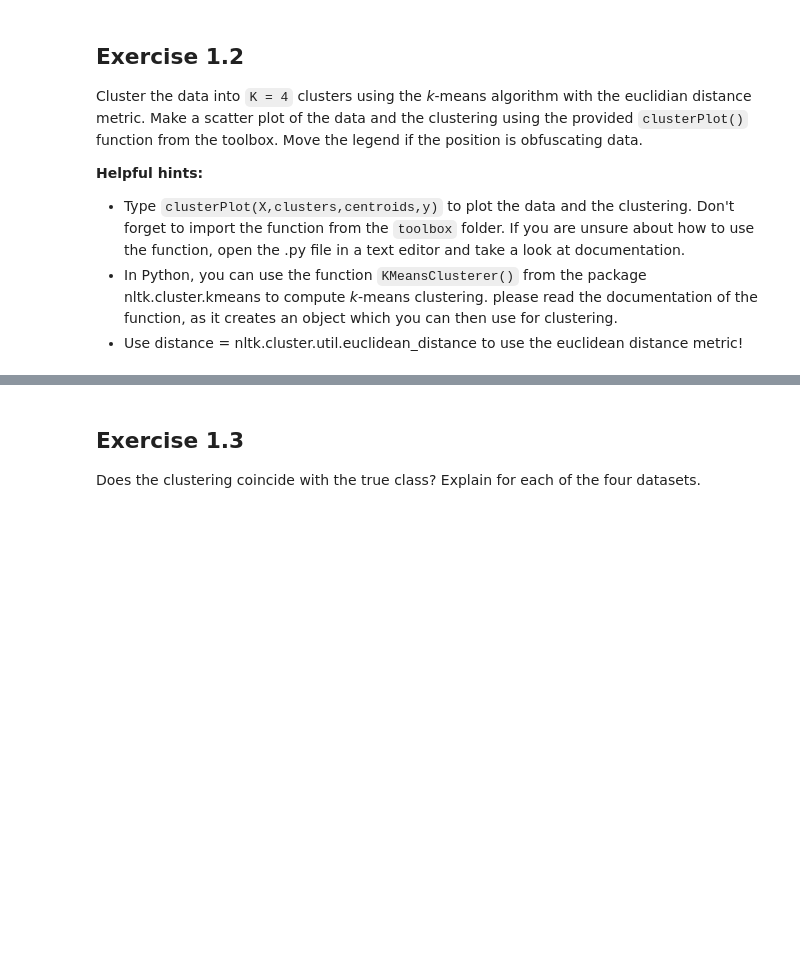
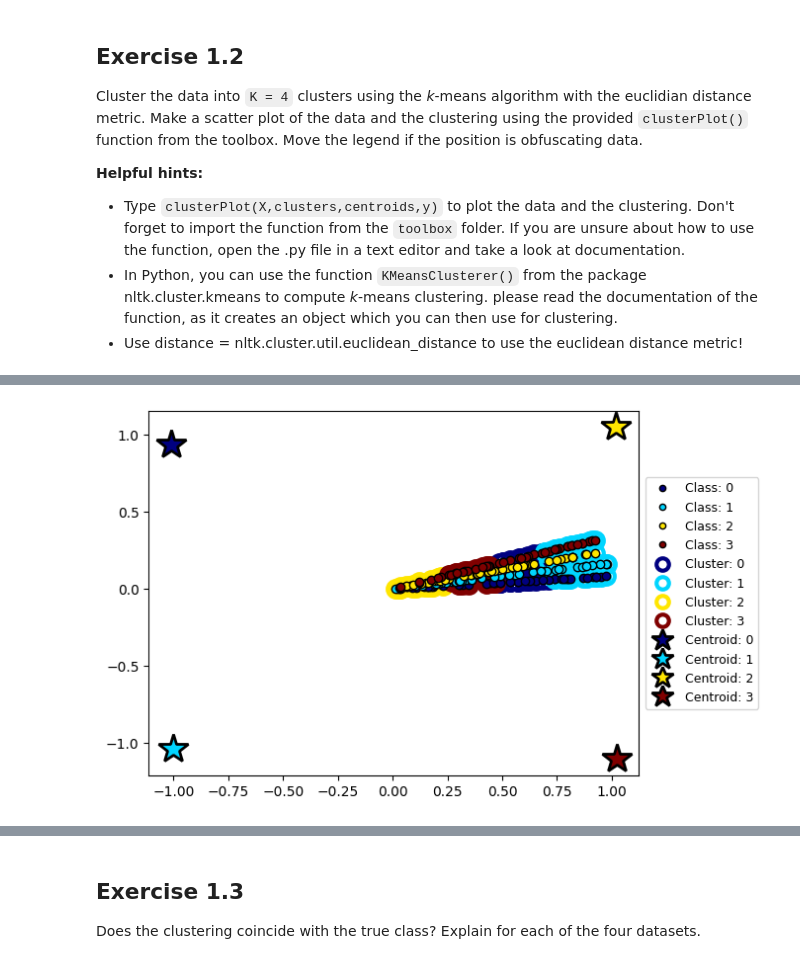
Before and after one commit to lanster42/Erasmus-Notes-25-26, a Jupyter notebook: Data mining and Machine learning/Assignment10/Assignment10_DMML.ipynb, the cells around one changed output, grey strips where cells are left out. Cells and saved outputs as stored; diff of their text form; code cells hidden in the pictures; blank space fills up the shorter version.

```diff
--- a/Data mining and Machine learning/Assignment10/Assignment10_DMML.ipynb
+++ b/Data mining and Machine learning/Assignment10/Assignment10_DMML.ipynb
@@ -44,0 +72,6 @@ raise NotImplementedError()
+# %%
+clusterer = KMeansClusterer(k, euclidean_distance)
+clusters2 = clusterer.cluster(X2, True)
+cp.clusterPlot(X2, clusters2, centroids, y2)
+# %% [output]
+[figure, added]
```
Also changed, not shown: parts of 16 cells of this notebook.
